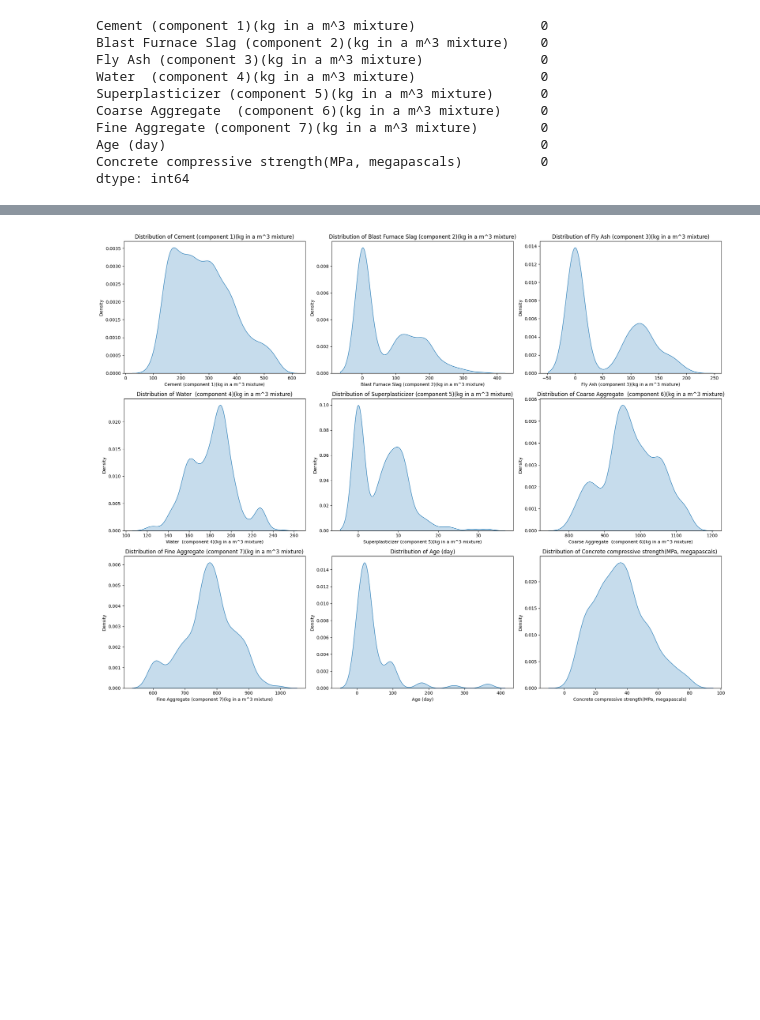
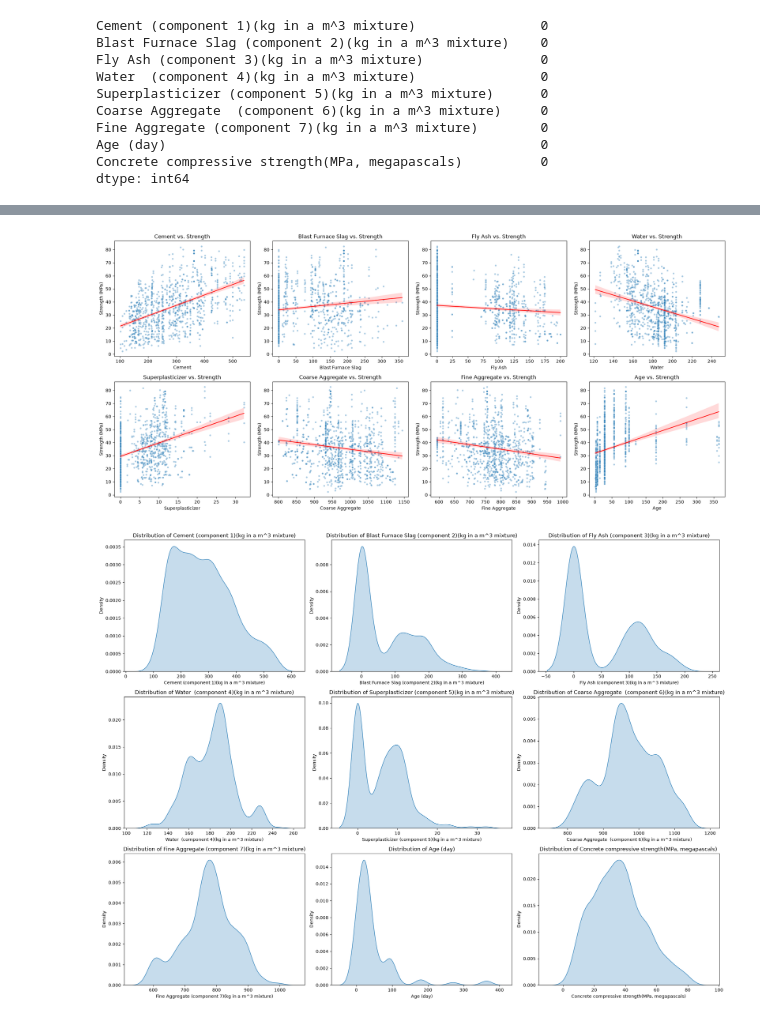
Before and after one commit to james-torgerson/ds4021_lab05, a Jupyter notebook: 05-neural-networks-real-data.ipynb, the cells around one changed output, grey strips where cells are left out. Drawn from its saved outputs; the diff is of its cells as text; code cells hidden in the pictures; blank space fills up the shorter version.

```diff
--- a/05-neural-networks-real-data.ipynb
+++ b/05-neural-networks-real-data.ipynb
@@ -140,3 +144,25 @@ sns.heatmap(corr_matrix, annot=True)
+# %%
+# scatterplots of each feature vs target variable
+import matplotlib.pyplot as plt
+
+target = 'Concrete compressive strength(MPa, megapascals) '
+features = [c for c in df.columns if c != target]
+
+fig, axes = plt.subplots(2, 4, figsize=(20, 9))
+axes = axes.flatten()
+
+for ax, col in zip(axes, features):
+    sns.scatterplot(x=df[col], y=df[target], ax=ax, alpha=0.4, s=15)
+    sns.regplot(x=df[col], y=df[target], ax=ax, scatter=False, color="red", line_kws={"linewidth": 1.5})
+    short_name = col.split("(")[0].strip()
+    ax.set_title(f"{short_name} vs. Strength")
+    ax.set_xlabel(short_name)
+    ax.set_ylabel("Strength (MPa)")
+
+plt.tight_layout()
+plt.show()
+# %% [output]
+[figure, added]
 # %%
 import matplotlib.pyplot as plt
 num_cols = numeric_features.shape[1]
```
Also changed, not shown: parts of 12 cells of this notebook.
